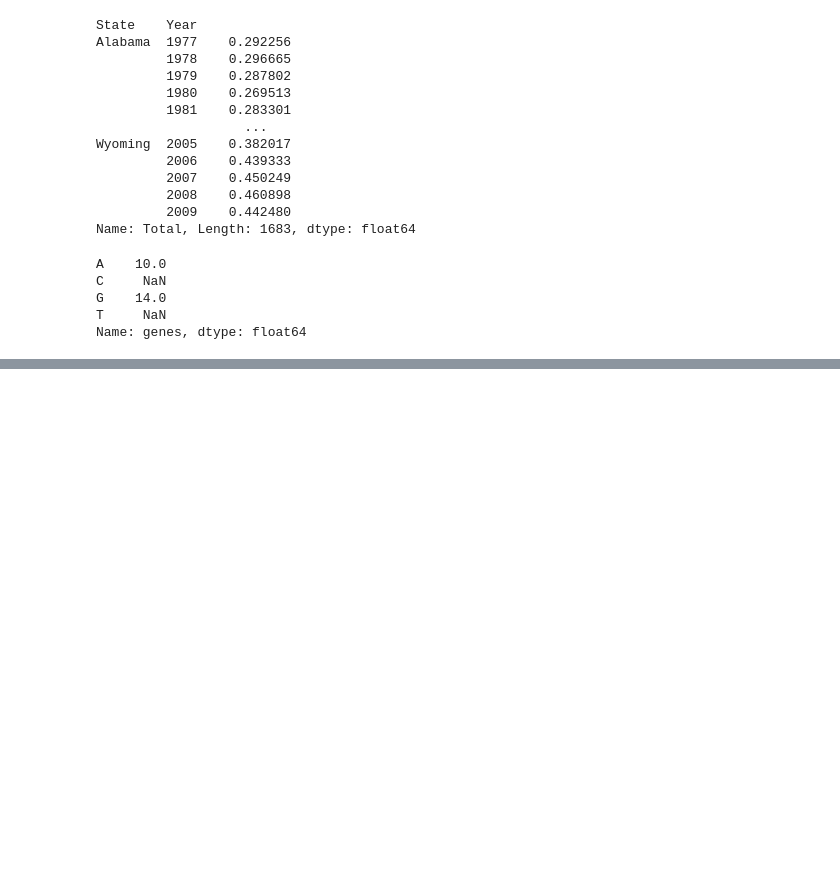
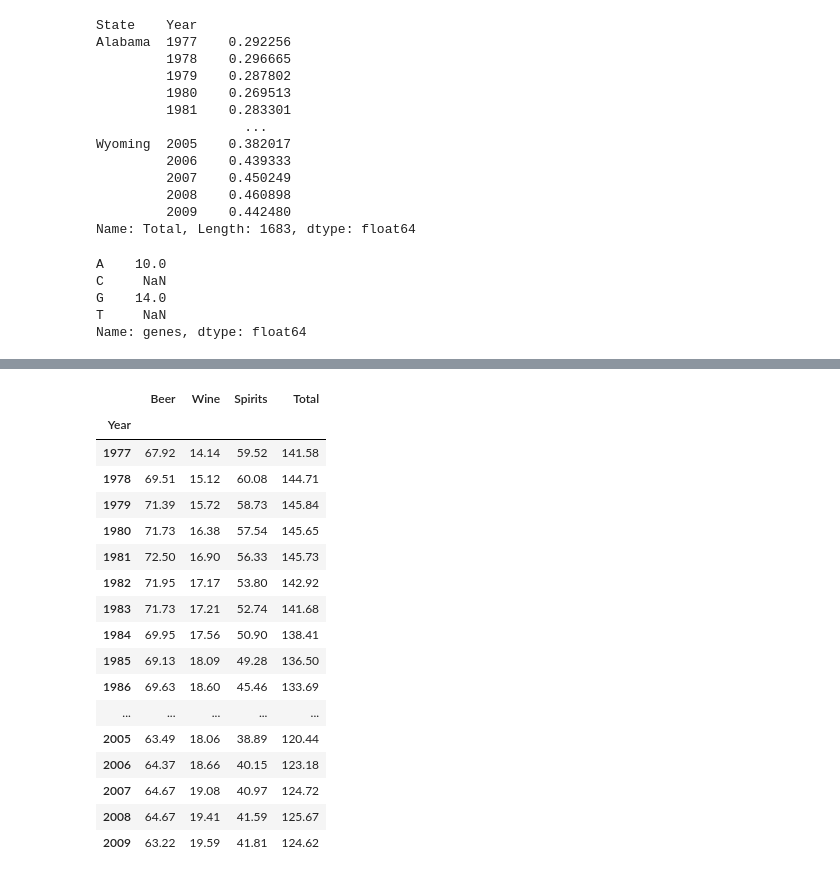
Before and after one commit to LunaALL/DataStudy, a Jupyter notebook: DataEngineering/pandasstuDataFrame.ipynb, the cells around one changed output, grey strips where cells are left out. Cells and saved outputs as stored; diff of their text form; code cells hidden in the pictures; blank space fills up the shorter version.

```diff
--- a/DataEngineering/pandasstuDataFrame.ipynb
+++ b/DataEngineering/pandasstuDataFrame.ipynb
@@ -435,3 +435,9 @@ C     NaN
 G    14.0
 T     NaN
 Name: genes, dtype: float64
+# %%
+'''데이터 집계. 1. key를 사용해 데이터를 여러 덩어리로 분리
+2. 각 덩어리에 집계함수(sum,count)를 적용
+3. 산출한 결과를 시리즈나 데이터 프레임에 담기'''
+alco_noindexpa = alco.reset_index()
+alco_noindexpa
@@ -437,0 +458,23 @@ Name: genes, dtype: float64
+# %%
+#Year 열로 모든 속성의 값을 더해 표현. 인덱스는 Year가 되는 것.
+sum_alco = alco_noindexpa.groupby("Year").sum()
+sum_alco
+# %% [output]
+|  | Beer | Wine | Spirits | Total |
+| Year |  |  |  |  |
+| 1977 | 67.92 | 14.14 | 59.52 | 141.58 |
+| 1978 | 69.51 | 15.12 | 60.08 | 144.71 |
+| 1979 | 71.39 | 15.72 | 58.73 | 145.84 |
+| 1980 | 71.73 | 16.38 | 57.54 | 145.65 |
+| 1981 | 72.50 | 16.90 | 56.33 | 145.73 |
+| 1982 | 71.95 | 17.17 | 53.80 | 142.92 |
+| 1983 | 71.73 | 17.21 | 52.74 | 141.68 |
+| 1984 | 69.95 | 17.56 | 50.90 | 138.41 |
+| 1985 | 69.13 | 18.09 | 49.28 | 136.50 |
+| 1986 | 69.63 | 18.60 | 45.46 | 133.69 |
+| ... | ... | ... | ... | ... |
+| 2005 | 63.49 | 18.06 | 38.89 | 120.44 |
+| 2006 | 64.37 | 18.66 | 40.15 | 123.18 |
+| 2007 | 64.67 | 19.08 | 40.97 | 124.72 |
+| 2008 | 64.67 | 19.41 | 41.59 | 125.67 |
+| 2009 | 63.22 | 19.59 | 41.81 | 124.62 |
```
Also changed, not shown: parts of 1 cell of this notebook.
